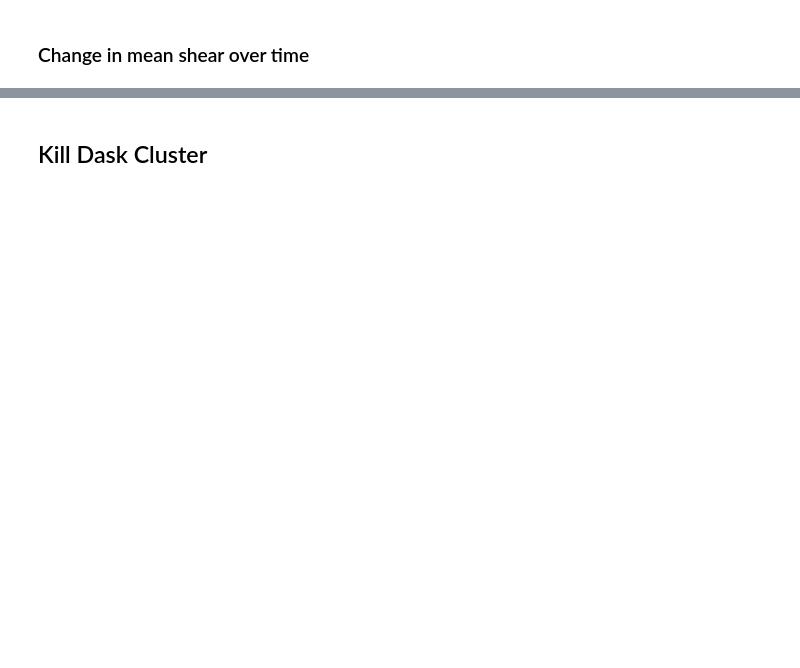
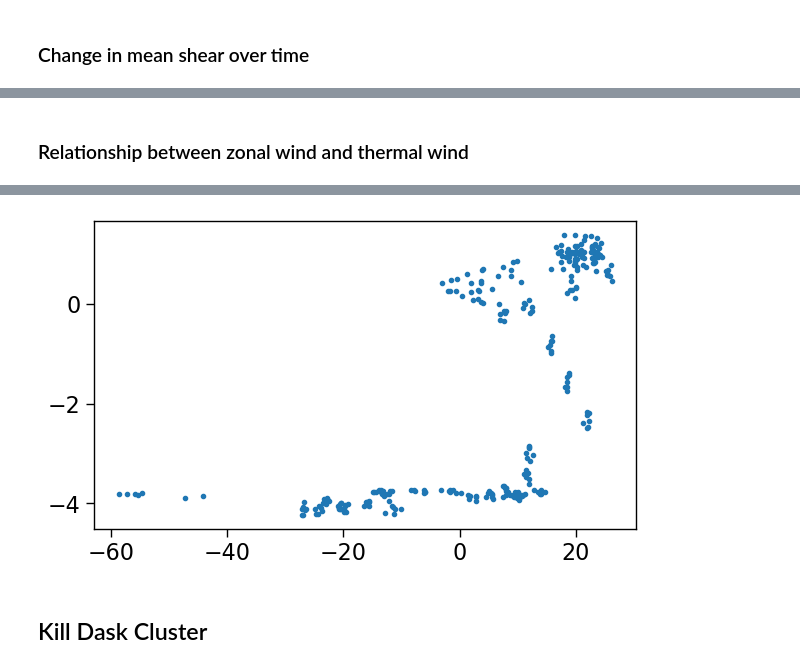
Before and after one commit to ivalencius/winds-of-change, a Jupyter notebook: CESMLENS2.ipynb, the cells around one changed output, grey strips where cells are left out. Saved outputs shown, nothing was run; the diff lists cells and outputs as text; code cells hidden in the pictures; blank space fills up the shorter version.

```diff
--- a/CESMLENS2.ipynb
+++ b/CESMLENS2.ipynb
@@ -1218,0 +1203,50 @@ plt.show()
+# %% [markdown]
+### Relationship between zonal wind and thermal wind
+# %%
+fig, ax = plt.subplots(figsize=(7,4))
+
+# NH_99 = NH.sel(quantile=0.99, method='nearest').groupby('time.year').mean().mean(['lat', 'realization'])
+# SH_99 = SH.sel(quantile=0.99, method='nearest').groupby('time.year').mean().mean(['lat', 'realization'])
+
+# NH_norm = (NH_99-NH_99.min('year'))/(NH_99.max('year')-NH_99.min('year'))
+# SH_norm = (SH_99-SH_99.min('year'))/(SH_99.max('year')-SH_99.min('year'))
+
+# NH_ratio = NH_99.U200/NH_99.ug
+
+# ax.scatter(NH_99.ug, NH_99.U200)
+
+extratropics = xr.combine_by_coords([NH, SH]).sel(quantile=0.99, method='nearest')#.groupby('time.year').mean().mean(['lat', 'realization'])
+
+extratropics_norm = (extratropics-extratropics.min('lat'))/(extratropics.max('lat')-extratropics.min('lat'))
+# NH_norm = extratropics_norm
+# Get change in thermal wind per K
+extratropics_fractional_change = xr.apply_ufunc(
+    get_frac_change,
+    extratropics_norm,
+    input_core_dims=[['time']], output_core_dims=[[]],
+    kwargs={'Ts': Ts},
+    dask = 'allowed', vectorize = True
+)
+NH_change = extratropics_fractional_change.where(extratropics_fractional_change.lat > 0, drop=True)#.mean('lat')
+# North hemisphere
+ax.scatter(NH_change.ug.values, NH_change.U200.values)
+
+# ax.scatter(extratropics_fractional_change.mean('realization').ug, extratropics_fractional_change.mean('realization').U200, color='blue', linestyle='--')
+# ax.plot(years, SH_comp, color='red', linestyle='--')
+# NH_reg = scipy.stats.linregress(years, NH_comp)
+# SH_reg = scipy.stats.linregress(years, SH_comp)
+# ax.plot(years, NH_reg.slope*years + NH_reg.intercept, color='blue', label=f'N. Hemisphere (R$^2$={NH_reg.rvalue**2:.3})',)
+# ax.plot(years, SH_reg.slope*years + SH_reg.intercept, color='red', label=f'S. Hemisphere (R$^2$={SH_reg.rvalue**2:.3}')
+
+# ax.legend(loc='upper left', fontsize=10, framealpha=1)
+# ax.grid(True)
+# ax.set_ylabel(r'$ u^T_{99} \ [\%]$')
+# yticks = np.linspace(0, 1, 11)
+# ax.set_yticks(yticks)
+# ax.set_yticklabels([str(int(y*100)) for y in yticks])
+# ax.set_xlabel('Year')
+# ax.set_xlim(1978, 2014)
+# ax.set_title('Mid-Latitude Thermal Wind')
+# plt.savefig('figures/global-jet/zonal_v_thermal.png' ,dpi=300, bbox_inches='tight', pad_inches=0.1)
+plt.show()
+# %% [output]
@@ -1219,3 +1254,4 @@ plt.show()
+[figure, added]
 # %% [markdown]
 ## Kill Dask Cluster
 # %%
```
Also changed, not shown: parts of 8 cells of this notebook, 2 other files.
